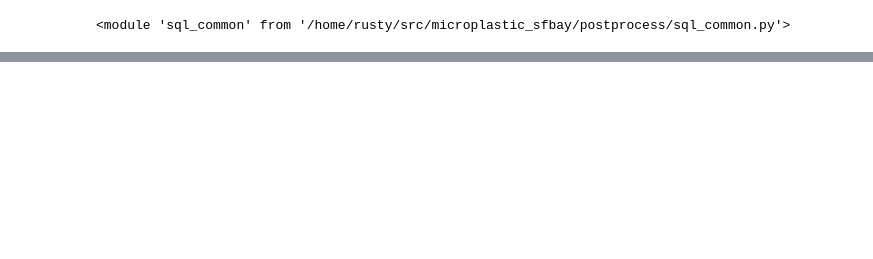
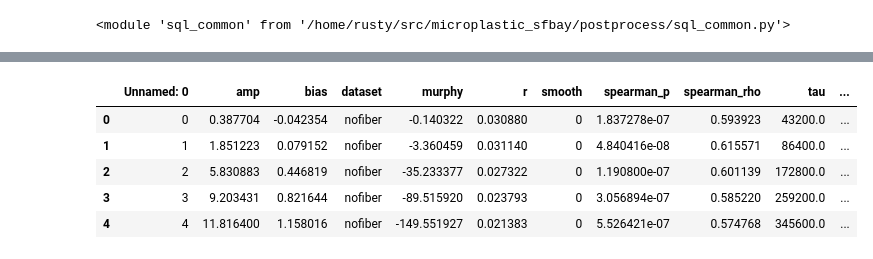
Before and after one commit to rustychris/microplastic_sfbay, a Jupyter notebook: postprocess/manta_compare_v00.ipynb, the cells around one changed output, grey strips where cells are left out. Cells and saved outputs as stored; diff of their text form; code cells hidden in the pictures; blank space fills up the shorter version.

```diff
--- a/postprocess/manta_compare_v00.ipynb
+++ b/postprocess/manta_compare_v00.ipynb
@@ -307,5 +347,5 @@ fig.savefig(f'manta_compare_log10amp={vers}.png',dpi=150)
 # %%
-field='murphy'
+field='log_r'
 
 as_matrix=df.set_index(['smooth','tau_d'])[field].unstack()
 
@@ -316,0 +358,8 @@ plt.subplots_adjust(bottom=0.25)
+# %%
+field='wilmott'
+
+as_matrix=df.set_index(['smooth','tau_d'])[field].unstack()
+
+plt.figure()
+hm=sns.heatmap(as_matrix, annot=True,cbar_kws=dict(label=field))
+plt.subplots_adjust(bottom=0.25)
@@ -317,3 +369,12 @@ plt.subplots_adjust(bottom=0.25)
+# %%
+df.head()
+# %% [output]
+|  | Unnamed: 0 | amp | bias | dataset | murphy | r | smooth | spearman_p | spearman_rho | tau | ... |
+| 0 | 0 | 0.387704 | -0.042354 | nofiber | -0.140322 | 0.030880 | 0 | 1.837278e-07 | 0.593923 | 43200.0 | ... |
+| 1 | 1 | 1.851223 | 0.079152 | nofiber | -3.360459 | 0.031140 | 0 | 4.840416e-08 | 0.615571 | 86400.0 | ... |
+| 2 | 2 | 5.830883 | 0.446819 | nofiber | -35.233377 | 0.027322 | 0 | 1.190800e-07 | 0.601139 | 172800.0 | ... |
+| 3 | 3 | 9.203431 | 0.821644 | nofiber | -89.515920 | 0.023793 | 0 | 3.056894e-07 | 0.585220 | 259200.0 | ... |
+| 4 | 4 | 11.816400 | 1.158016 | nofiber | -149.551927 | 0.021383 | 0 | 5.526421e-07 | 0.574768 | 345600.0 | ... |
 # %%
 
 # for baseline reference, what concentration do I get
```
Also changed, not shown: parts of 11 cells of this notebook, 23 other files.
